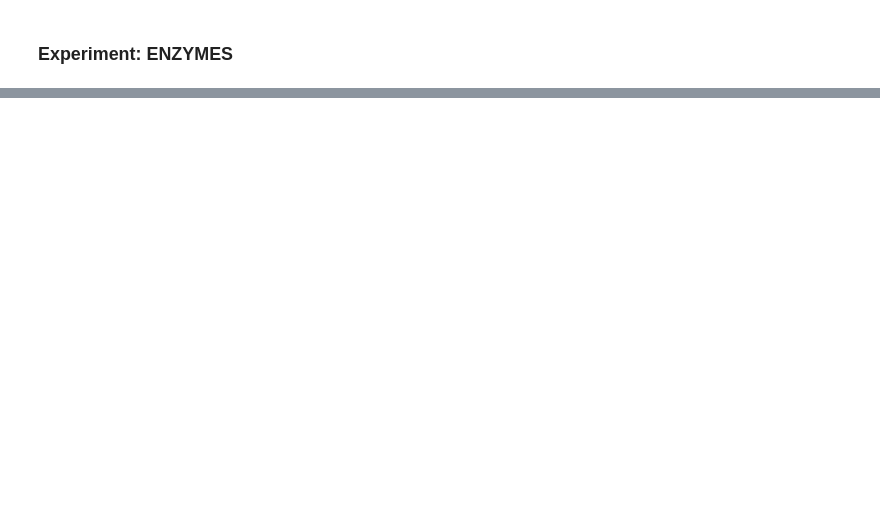
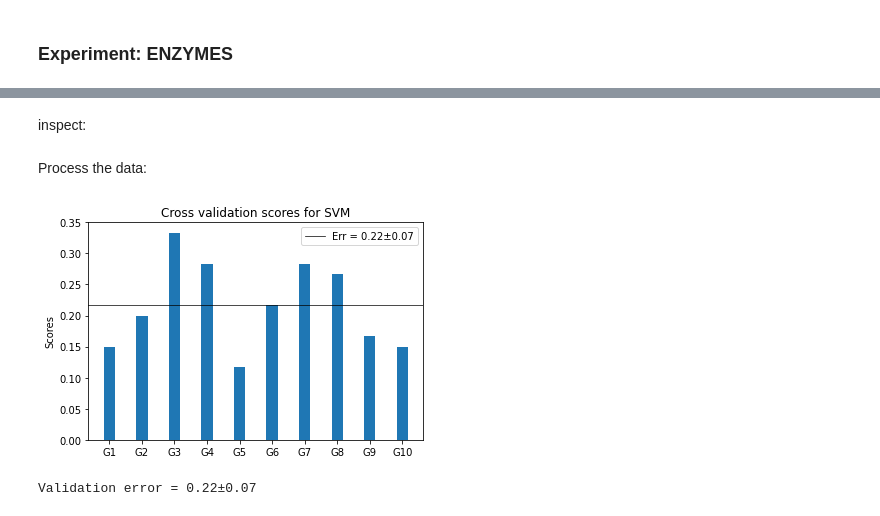
Before and after one commit to dakhtiam/graph_homomorphism, a Jupyter notebook: grandiso_notebook.ipynb, the cells around one changed output, grey strips where cells are left out. Drawn from its saved outputs; the diff is of its cells as text; code cells hidden in the pictures; blank space fills up the shorter version.

```diff
--- a/grandiso_notebook.ipynb
+++ b/grandiso_notebook.ipynb
@@ -741,0 +788,44 @@ print('=============================================================')
+# %% [markdown]
+inspect:
+# %% [markdown]
+Process the data:
+# %%
+# ENZYMES with custom graphIso encoder
+
+# lables
+y = np.array([x for x in itertools.chain.from_iterable((data.y.detach().numpy() for data in dataset))])
+
+# vectors:
+add_testgraphs = lambda x: x.add_from_iter(F_testlist)
+
+Encoded_Dataset = [grandEmbedding(data) for data in dataset]
+f = list(map(add_testgraphs, Encoded_Dataset))
+#Encoded_Dataset[0]
+X = np.array([data.num_encoder(format = 'numpy') for data in tqdm(Encoded_Dataset)])
+
+#%timeit Encoded_Dataset[0].ghc_encoder()
+# %%
+# Run classifier - ENZYMES
+
+#clf = make_pipeline(StandardScaler(), SVC(kernel='rbf'))
+#clf = make_pipeline(StandardScaler(), RandomForestClassifier(max_leaf_nodes= 20, random_state = 42))
+
+cv = 10
+scores = cross_val_score(clf, X, y, cv=cv, scoring='accuracy')
+
+width = 0.35
+labels = [f'G{n}' for n in range(1,cv+1)]
+fig = plt.figure()
+ax = fig.add_subplot()
+ax.bar(labels, scores, width)
+ax.set_ylabel('Scores')
+ax.set_title('Cross validation scores for SVM')
+plt.axhline(y = scores.mean(), c = 'black', linewidth = 0.7,
+            label = f'Err = {scores.mean():.2f}' + u"\u00B1" + f'{scores.std():.2f}')
+ax.legend()
+
+plt.show()
+print(f'Validation error = {scores.mean():.2f}' + u"\u00B1" + f'{scores.std():.2f}')
+# %% [output]
+[figure, added]
+Validation error = 0.22±0.07
```
Also changed, not shown: parts of 25 cells of this notebook, 1 other file.
